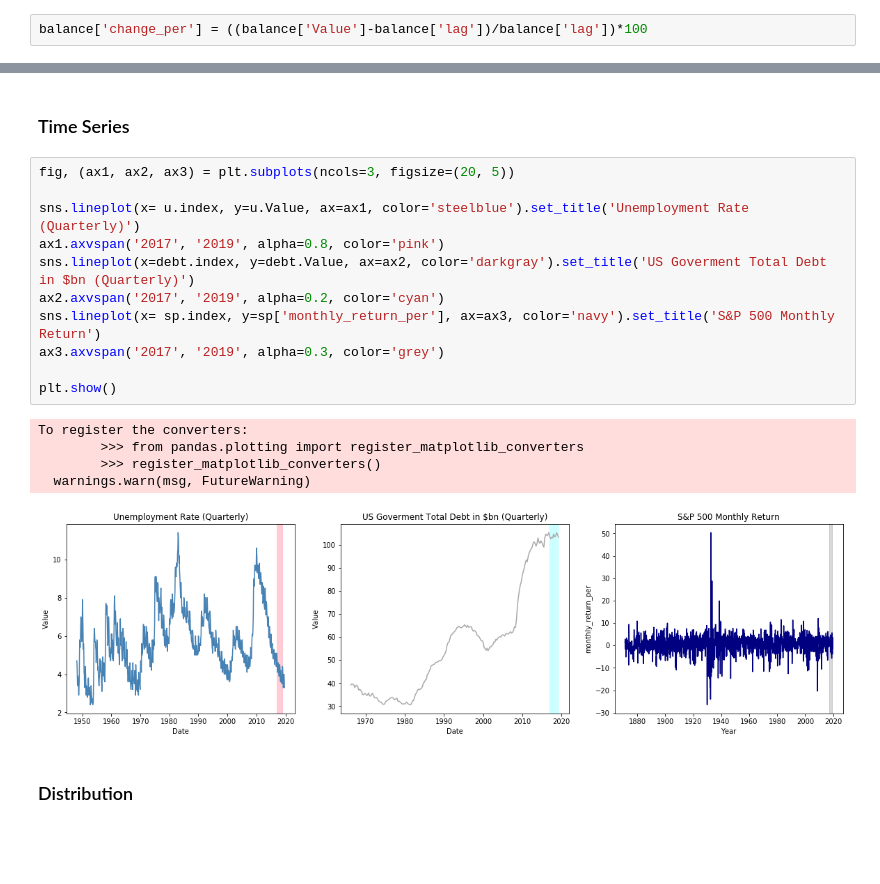
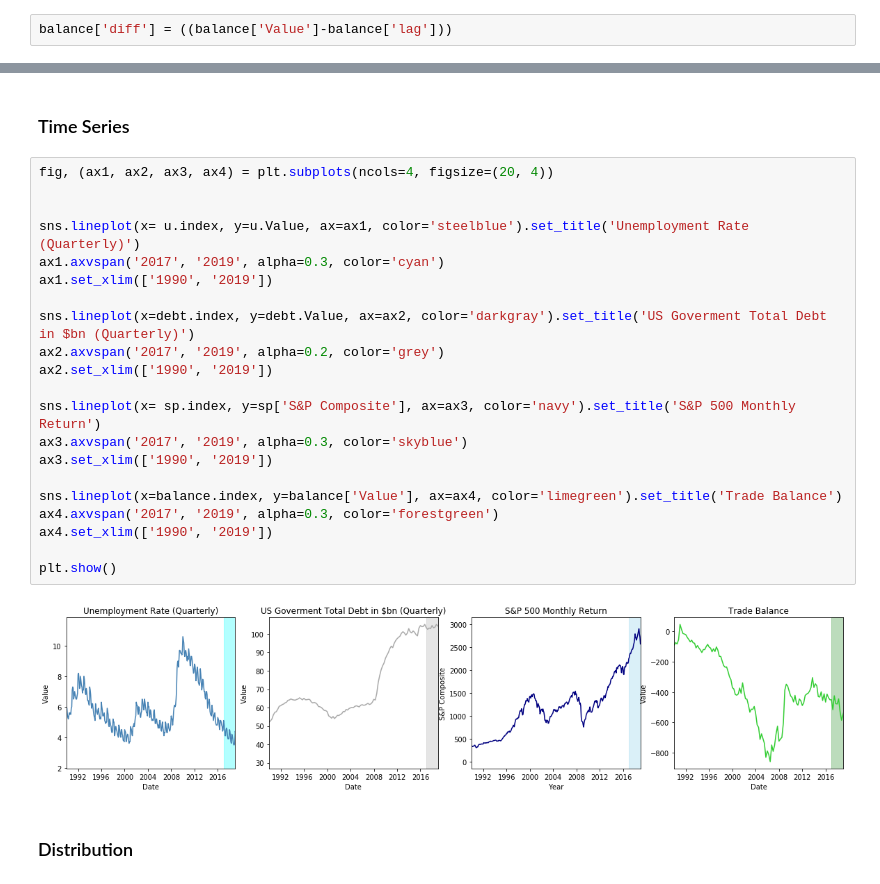
Before and after one commit to Carterbouley/mod_3_project, a Jupyter notebook: DONT_TOUCH.ipynb, the cells around one changed output, grey strips where cells are left out. Saved outputs shown, nothing was run; the diff lists cells and outputs as text; blank space fills up the shorter version.

Commit message:
GRAPHS

```diff
--- a/DONT_TOUCH.ipynb
+++ b/DONT_TOUCH.ipynb
@@ -121,4 +111,4 @@ balance['lag'] = balance['Value'].shift(1)
 to_drop = balance.iloc[:1]
 balance.drop(to_drop.index, axis=0, inplace=True)
 # %%
-balance['change_per'] = ((balance['Value']-balance['lag'])/balance['lag'])*100
+balance['diff'] = ((balance['Value']-balance['lag']))
@@ -243,22 +223,28 @@ u_p.tail()
 # %% [markdown]
 ### Time Series
 # %%
-fig, (ax1, ax2, ax3) = plt.subplots(ncols=3, figsize=(20, 5))
+fig, (ax1, ax2, ax3, ax4) = plt.subplots(ncols=4, figsize=(20, 4))
+
 
 sns.lineplot(x= u.index, y=u.Value, ax=ax1, color='steelblue').set_title('Unemployment Rate (Quarterly)')
-ax1.axvspan('2017', '2019', alpha=0.8, color='pink')
+ax1.axvspan('2017', '2019', alpha=0.3, color='cyan')
+ax1.set_xlim(['1990', '2019'])
+
 sns.lineplot(x=debt.index, y=debt.Value, ax=ax2, color='darkgray').set_title('US Goverment Total Debt in $bn (Quarterly)')
-ax2.axvspan('2017', '2019', alpha=0.2, color='cyan')
-sns.lineplot(x= sp.index, y=sp['monthly_return_per'], ax=ax3, color='navy').set_title('S&P 500 Monthly Return')
-ax3.axvspan('2017', '2019', alpha=0.3, color='grey')
+ax2.axvspan('2017', '2019', alpha=0.2, color='grey')
+ax2.set_xlim(['1990', '2019'])
+
+sns.lineplot(x= sp.index, y=sp['S&P Composite'], ax=ax3, color='navy').set_title('S&P 500 Monthly Return')
+ax3.axvspan('2017', '2019', alpha=0.3, color='skyblue')
+ax3.set_xlim(['1990', '2019'])
+
+sns.lineplot(x=balance.index, y=balance['Value'], ax=ax4, color='limegreen').set_title('Trade Balance')
+ax4.axvspan('2017', '2019', alpha=0.3, color='forestgreen')
+ax4.set_xlim(['1990', '2019'])
 
 plt.show()
 # %% [output]
-To register the converters:
-        >>> from pandas.plotting import register_matplotlib_converters
-        >>> register_matplotlib_converters()
-  warnings.warn(msg, FutureWarning)
-[figure, old version]
+[figure, new version]
 # %% [markdown]
 ### Distribution
 # %%
```
Also changed, not shown: parts of 10 cells of this notebook.
